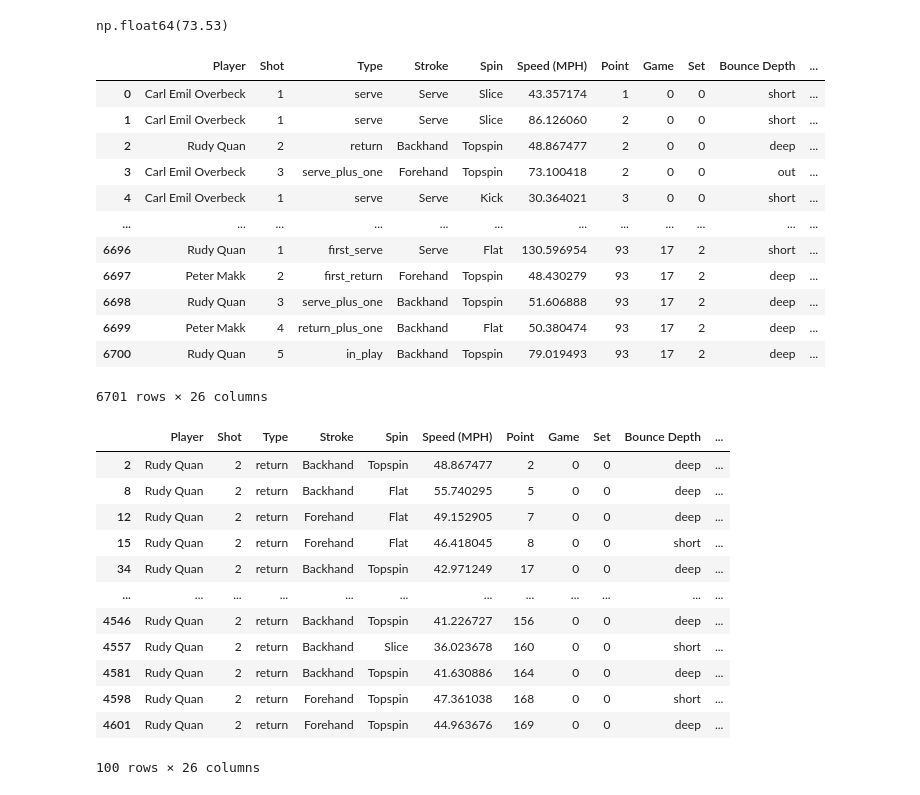
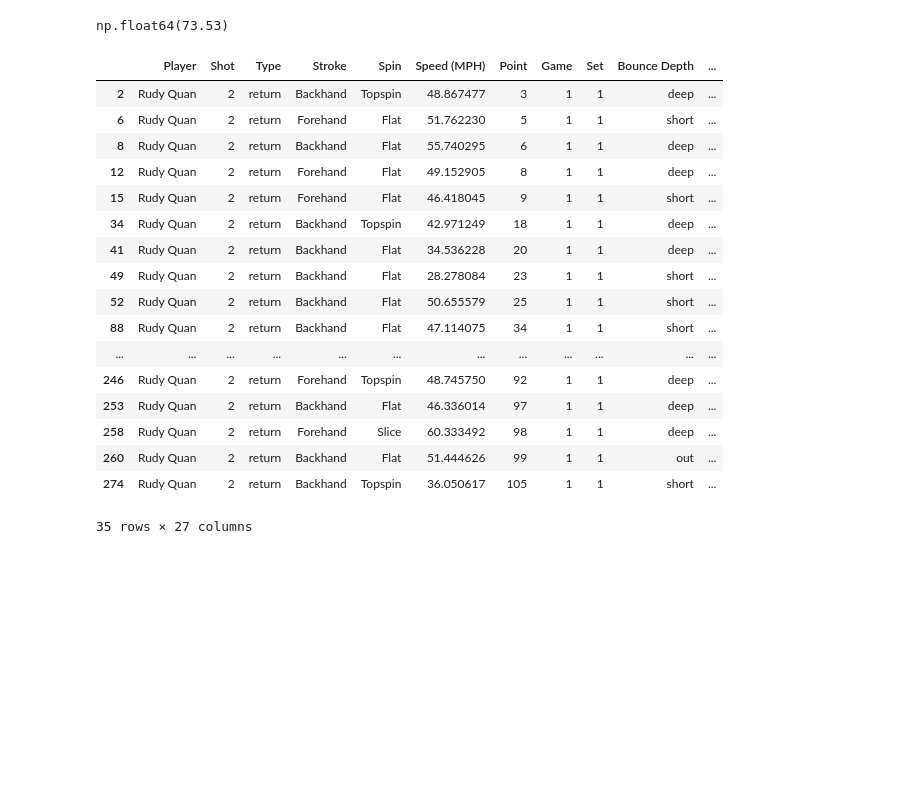
Before and after one commit to cjgimena/consulting-spring2025, a Jupyter notebook: season_report/return_page/return_in.ipynb, the cells around one changed output. Cells and saved outputs as stored; diff of their text form; code cells hidden in the pictures; blank space fills up the shorter version.

Commit message:
Eshaan: return in finished, return won draft

```diff
--- a/season_report/return_page/return_in.ipynb
+++ b/season_report/return_page/return_in.ipynb
@@ -27,6 +27,12 @@ player_name = 'Rudy Quan'
 combined_data_shots = pd.read_excel(f'data/mens/{player_name}/combined.xlsx', sheet_name='Shots')
 combined_data_points = pd.read_excel(f'data/mens/{player_name}/combined.xlsx', sheet_name='Points')
 combined_data_sets = pd.read_excel(f'data/mens/{player_name}/combined.xlsx', sheet_name='Sets')
+# %%
+combined = combined_data_shots.merge(
+    combined_data_points[['__source_file__','Set','Game','Point','Point Winner']],
+    on=['__source_file__','Set','Game','Point'],
+    how='left'
+)
 # %%
 # Subset 2024-2025 Season Matches!
 mens_results = pd.read_csv('data/mens/mens_results.csv')[:229]
@@ -57,39 +63,28 @@ def return_in(data):
 return_in('data/mens/{player_name}/combined.xlsx')
 # %% [output]
 np.float64(73.53)
-# %%
-combined_data_points
-combined_data_shots
-# %% [output]
-|  | Player | Shot | Type | Stroke | Spin | Speed (MPH) | Point | Game | Set | Bounce Depth | ... |
-| 0 | Carl Emil Overbeck | 1 | serve | Serve | Slice | 43.357174 | 1 | 0 | 0 | short | ... |
-| 1 | Carl Emil Overbeck | 1 | serve | Serve | Slice | 86.126060 | 2 | 0 | 0 | short | ... |
-| 2 | Rudy Quan | 2 | return | Backhand | Topspin | 48.867477 | 2 | 0 | 0 | deep | ... |
-| 3 | Carl Emil Overbeck | 3 | serve_plus_one | Forehand | Topspin | 73.100418 | 2 | 0 | 0 | out | ... |
-| 4 | Carl Emil Overbeck | 1 | serve | Serve | Kick | 30.364021 | 3 | 0 | 0 | short | ... |
-| ... | ... | ... | ... | ... | ... | ... | ... | ... | ... | ... | ... |
-| 6696 | Rudy Quan | 1 | first_serve | Serve | Flat | 130.596954 | 93 | 17 | 2 | short | ... |
-| 6697 | Peter Makk | 2 | first_return | Forehand | Topspin | 48.430279 | 93 | 17 | 2 | deep | ... |
-| 6698 | Rudy Quan | 3 | serve_plus_one | Backhand | Topspin | 51.606888 | 93 | 17 | 2 | deep | ... |
-| 6699 | Peter Makk | 4 | return_plus_one | Backhand | Flat | 50.380474 | 93 | 17 | 2 | deep | ... |
-| 6700 | Rudy Quan | 5 | in_play | Backhand | Topspin | 79.019493 | 93 | 17 | 2 | deep | ... |
-6701 rows × 26 columns
-# %%
-def return_won(data):
-rudy_returns = combined_data_shots[(combined_data_shots['Player'] == player_name) & (combined_data_shots['Type'] == 'return')]
-rudy_returns_in = rudy_returns['Result'] == "In"
-rudy_returns[rudy_returns_in][]
-# %% [output]
-|  | Player | Shot | Type | Stroke | Spin | Speed (MPH) | Point | Game | Set | Bounce Depth | ... |
-| 2 | Rudy Quan | 2 | return | Backhand | Topspin | 48.867477 | 2 | 0 | 0 | deep | ... |
-| 8 | Rudy Quan | 2 | return | Backhand | Flat | 55.740295 | 5 | 0 | 0 | deep | ... |
-| 12 | Rudy Quan | 2 | return | Forehand | Flat | 49.152905 | 7 | 0 | 0 | deep | ... |
-| 15 | Rudy Quan | 2 | return | Forehand | Flat | 46.418045 | 8 | 0 | 0 | short | ... |
-| 34 | Rudy Quan | 2 | return | Backhand | Topspin | 42.971249 | 17 | 0 | 0 | deep | ... |
-| ... | ... | ... | ... | ... | ... | ... | ... | ... | ... | ... | ... |
-| 4546 | Rudy Quan | 2 | return | Backhand | Topspin | 41.226727 | 156 | 0 | 0 | deep | ... |
-| 4557 | Rudy Quan | 2 | return | Backhand | Slice | 36.023678 | 160 | 0 | 0 | short | ... |
-| 4581 | Rudy Quan | 2 | return | Backhand | Topspin | 41.630886 | 164 | 0 | 0 | deep | ... |
-| 4598 | Rudy Quan | 2 | return | Forehand | Topspin | 47.361038 | 168 | 0 | 0 | short | ... |
-| 4601 | Rudy Quan | 2 | return | Forehand | Topspin | 44.963676 | 169 | 0 | 0 | deep | ... |
-100 rows × 26 columns
+# %%
+##def return_won(data):
+
+return_rudy = combined[(combined['Type'] == 'return') & (combined['Player'] == player_name)]
+return_rudy_won = return_rudy[return_rudy['Point Winner'] == player_name]
+return_rudy.head()
+# %% [output]
+|  | Player | Shot | Type | Stroke | Spin | Speed (MPH) | Point | Game | Set | Bounce Depth | ... |
+| 2 | Rudy Quan | 2 | return | Backhand | Topspin | 48.867477 | 3 | 1 | 1 | deep | ... |
+| 6 | Rudy Quan | 2 | return | Forehand | Flat | 51.762230 | 5 | 1 | 1 | short | ... |
+| 8 | Rudy Quan | 2 | return | Backhand | Flat | 55.740295 | 6 | 1 | 1 | deep | ... |
+| 12 | Rudy Quan | 2 | return | Forehand | Flat | 49.152905 | 8 | 1 | 1 | deep | ... |
+| 15 | Rudy Quan | 2 | return | Forehand | Flat | 46.418045 | 9 | 1 | 1 | short | ... |
+| 34 | Rudy Quan | 2 | return | Backhand | Topspin | 42.971249 | 18 | 1 | 1 | deep | ... |
+| 41 | Rudy Quan | 2 | return | Backhand | Flat | 34.536228 | 20 | 1 | 1 | deep | ... |
+| 49 | Rudy Quan | 2 | return | Backhand | Flat | 28.278084 | 23 | 1 | 1 | short | ... |
+| 52 | Rudy Quan | 2 | return | Backhand | Flat | 50.655579 | 25 | 1 | 1 | short | ... |
+| 88 | Rudy Quan | 2 | return | Backhand | Flat | 47.114075 | 34 | 1 | 1 | short | ... |
+| ... | ... | ... | ... | ... | ... | ... | ... | ... | ... | ... | ... |
+| 246 | Rudy Quan | 2 | return | Forehand | Topspin | 48.745750 | 92 | 1 | 1 | deep | ... |
+| 253 | Rudy Quan | 2 | return | Backhand | Flat | 46.336014 | 97 | 1 | 1 | deep | ... |
+| 258 | Rudy Quan | 2 | return | Forehand | Slice | 60.333492 | 98 | 1 | 1 | deep | ... |
+| 260 | Rudy Quan | 2 | return | Backhand | Flat | 51.444626 | 99 | 1 | 1 | out | ... |
+| 274 | Rudy Quan | 2 | return | Backhand | Topspin | 36.050617 | 105 | 1 | 1 | short | ... |
+35 rows × 27 columns
```
